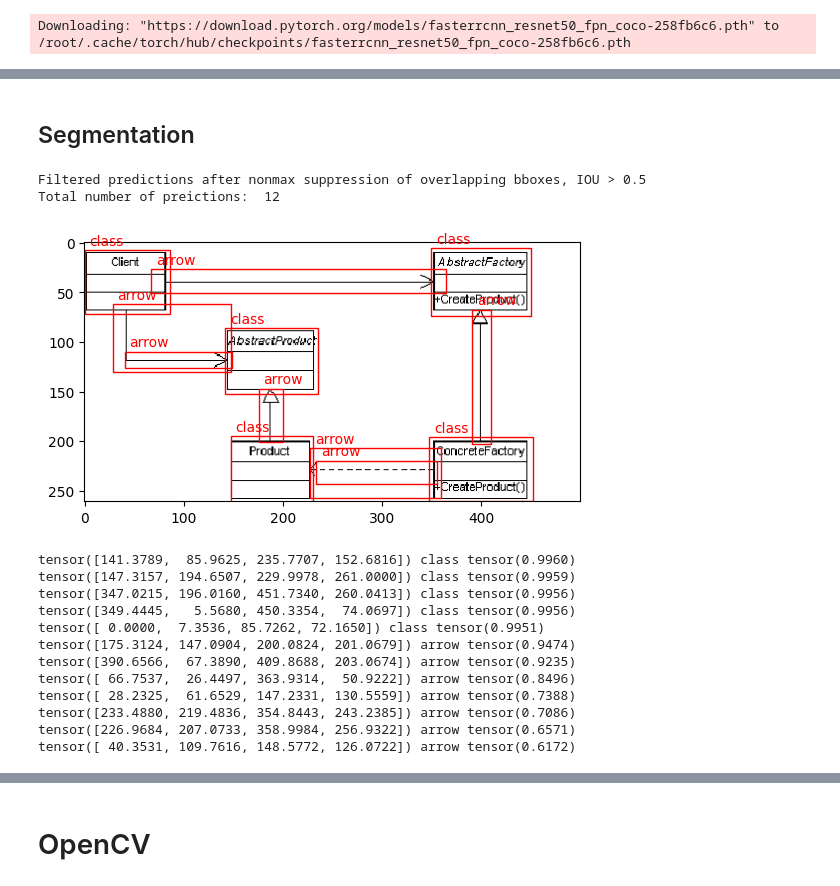
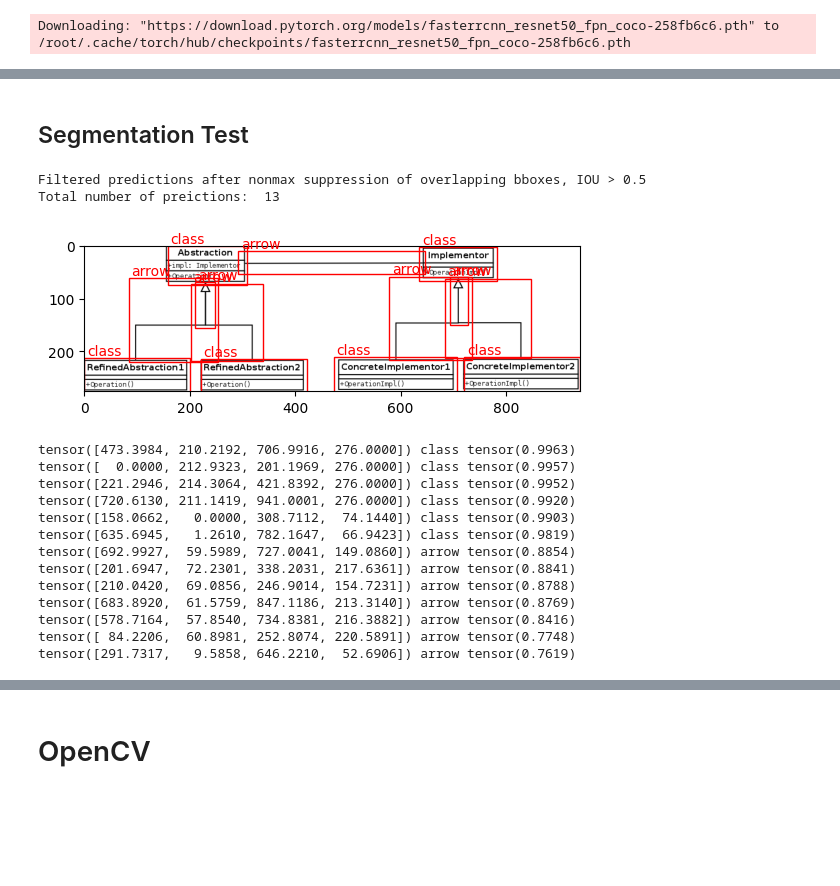
Before and after one commit to DomenicoArmillotta/MSC_thesis-Uml_quality_assessment_with_ML, a Jupyter notebook: provaOPENcv.ipynb, the cells around one changed output, grey strips where cells are left out. Saved outputs shown, nothing was run; the diff lists cells and outputs as text; code cells hidden in the pictures; blank space fills up the shorter version.

```diff
--- a/provaOPENcv.ipynb
+++ b/provaOPENcv.ipynb
@@ -309,7 +289,7 @@ model = core.Model.load(path, categories)
 Downloading: "https://download.pytorch.org/models/fasterrcnn_resnet50_fpn_coco-258fb6c6.pth" to /root/.cache/torch/hub/checkpoints/fasterrcnn_resnet50_fpn_coco-258fb6c6.pth
 # %%
 import numpy as np
-image=utils.read_image('/content/drive/My Drive/dataset_label/test/AbstractFactoryUML.png')
+image=utils.read_image('/content/drive/My Drive/dataset_label/test/02_uml.png')
 print("Image Shape: ", image.shape)
 predictions = model.predict(image)
 labels, boxes, scores = predictions
@@ -320,7 +300,8 @@ visualize.show_labeled_image(image, boxes, labels)
 print("\n\n")
 
 # Filter the predictions, based on the accuracy of predictions
-acc_threshold = 0.50
+#qui abbiamo la accuracy threshold , data dall'accuracy
+acc_threshold = 0.70
 confident_idx = [idx for idx, entry in enumerate(scores) if entry >= acc_threshold]
 
 labels = [labels[idx] for idx in confident_idx]
@@ -356,6 +338,15 @@ tensor([ 40.3531, 109.7616, 148.5772, 126.0722]) tensor(0.6172) arrow
 # %% [markdown]
-## Segmentation
+## Segmentation Test
+# %%
+image=utils.read_image('/content/drive/My Drive/dataset_label/test/02_uml.png')
 # %%
+'''
+IDEA = dopo aver fatto la detection , sopprimiamo tutti i box con IOU maggiore di una soglia
+iou = Area di intersezione (Intersection Area, IA): Questa è l'area in comune tra due bounding box.
+ Un IoU uguale a 1 indica che i due bounding box si sovrappongono completamente, mentre un IoU pari a 0 indica che i due bounding box non hanno sovrapposizione.
+
+ io voglio box che non si sovrappongono
+'''
 labels_map = { 'class': 1,
  'arrow': 2,
  'cross': 3,
@@ -370,9 +361,8 @@ from pprint import pprint
 #
 # Batched NMS does not supress overlapping boxes of different classes.
 # Usually, best practice is to not supress boxes with different class
-# labels and instead classify them as False positives (FP.
 # Discards all overlapping boxes with IoU > iou_threshold
 int_labels = torch.tensor(list(map(labels_map.get, labels)), dtype= torch.int)
-keep = torchvision.ops.nms(boxes, scores, iou_threshold= 0.5)
+keep = torchvision.ops.nms(boxes, scores, iou_threshold= 0.2)
 filtered_boxes, filtered_scores = boxes[keep], scores[keep]
 filtered_labels = [labels[idx] for idx in keep]
@@ -380,24 +370,25 @@
 print("Total number of preictions: ", len(filtered_boxes), "\n")
 visualize.show_labeled_image(image, filtered_boxes, filtered_labels)
 print("\n")
 for fb, fl, fs in zip(filtered_boxes, filtered_labels, filtered_scores):
   print(fb, fl, fs)
 # %% [output]
 Filtered predictions after nonmax suppression of overlapping bboxes, IOU > 0.5
-Total number of preictions:  12
+Total number of preictions:  13
-[figure, old version]
+[figure, new version]
-tensor([141.3789,  85.9625, 235.7707, 152.6816]) class tensor(0.9960)
-tensor([147.3157, 194.6507, 229.9978, 261.0000]) class tensor(0.9959)
-tensor([347.0215, 196.0160, 451.7340, 260.0413]) class tensor(0.9956)
-tensor([349.4445,   5.5680, 450.3354,  74.0697]) class tensor(0.9956)
-tensor([ 0.0000,  7.3536, 85.7262, 72.1650]) class tensor(0.9951)
-tensor([175.3124, 147.0904, 200.0824, 201.0679]) arrow tensor(0.9474)
-tensor([390.6566,  67.3890, 409.8688, 203.0674]) arrow tensor(0.9235)
-tensor([ 66.7537,  26.4497, 363.9314,  50.9222]) arrow tensor(0.8496)
-tensor([ 28.2325,  61.6529, 147.2331, 130.5559]) arrow tensor(0.7388)
-tensor([233.4880, 219.4836, 354.8443, 243.2385]) arrow tensor(0.7086)
-tensor([226.9684, 207.0733, 358.9984, 256.9322]) arrow tensor(0.6571)
-tensor([ 40.3531, 109.7616, 148.5772, 126.0722]) arrow tensor(0.6172)
+tensor([473.3984, 210.2192, 706.9916, 276.0000]) class tensor(0.9963)
+tensor([  0.0000, 212.9323, 201.1969, 276.0000]) class tensor(0.9957)
+tensor([221.2946, 214.3064, 421.8392, 276.0000]) class tensor(0.9952)
+tensor([720.6130, 211.1419, 941.0001, 276.0000]) class tensor(0.9920)
+tensor([158.0662,   0.0000, 308.7112,  74.1440]) class tensor(0.9903)
+tensor([635.6945,   1.2610, 782.1647,  66.9423]) class tensor(0.9819)
+tensor([692.9927,  59.5989, 727.0041, 149.0860]) arrow tensor(0.8854)
+tensor([201.6947,  72.2301, 338.2031, 217.6361]) arrow tensor(0.8841)
+tensor([210.0420,  69.0856, 246.9014, 154.7231]) arrow tensor(0.8788)
+tensor([683.8920,  61.5759, 847.1186, 213.3140]) arrow tensor(0.8769)
+tensor([578.7164,  57.8540, 734.8381, 216.3882]) arrow tensor(0.8416)
+tensor([ 84.2206,  60.8981, 252.8074, 220.5891]) arrow tensor(0.7748)
+tensor([291.7317,   9.5858, 646.2210,  52.6906]) arrow tensor(0.7619)
 # %%
 import cv2
 import matplotlib.pyplot as plt
```
Also changed, not shown: parts of 21 cells of this notebook.
